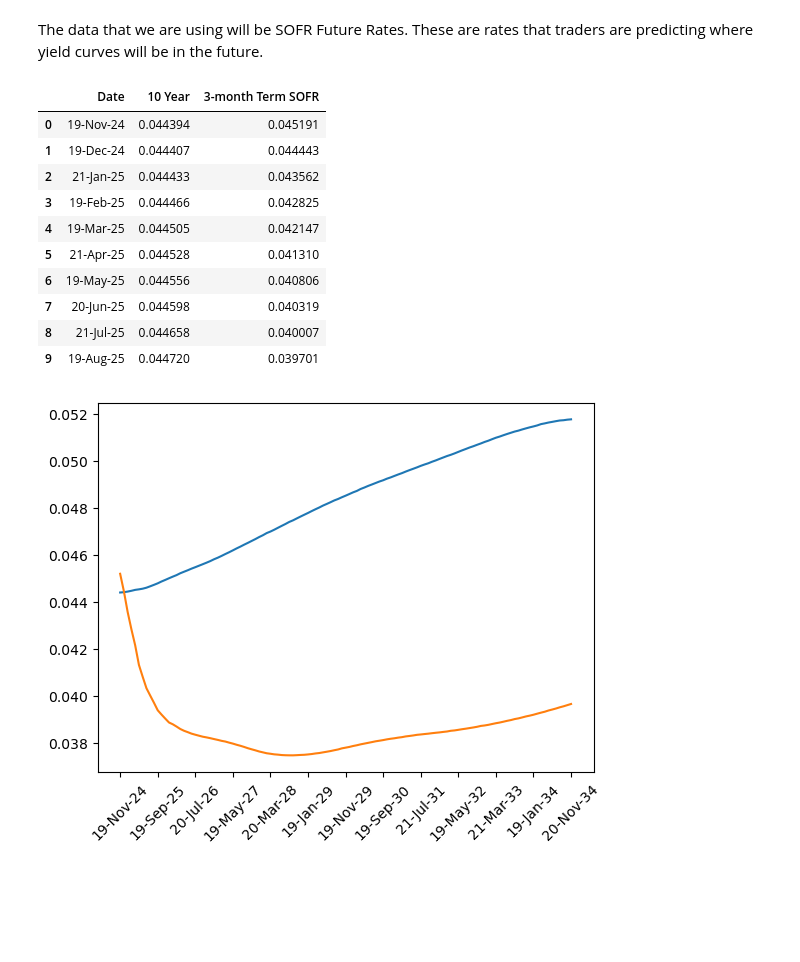
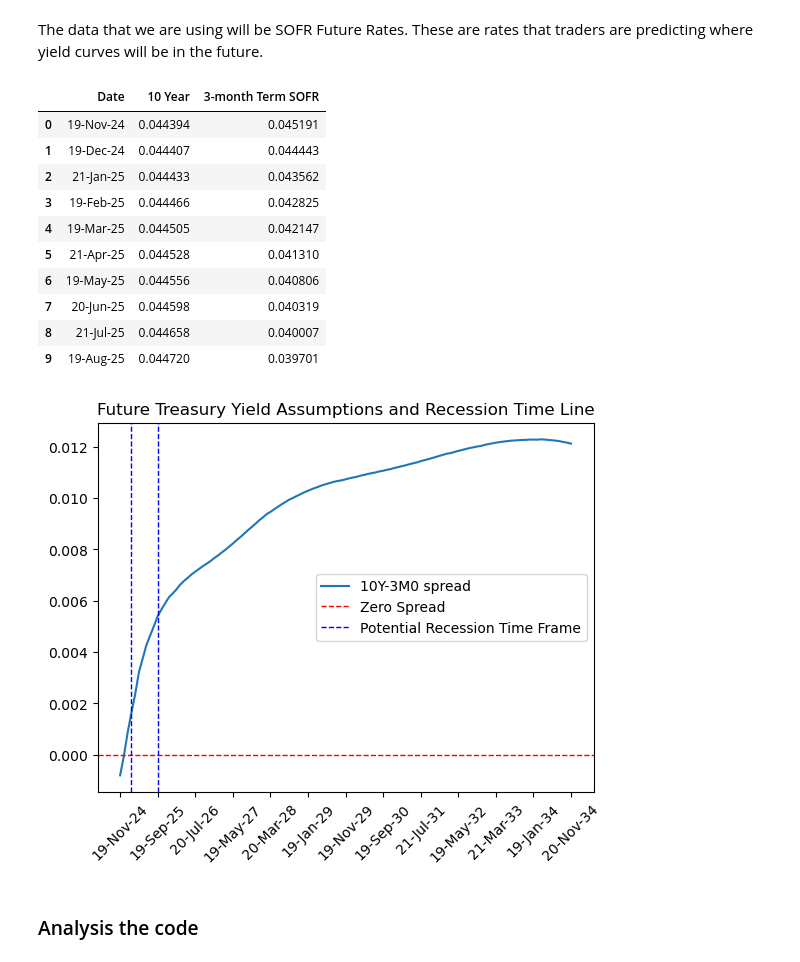
Before and after one commit to toanpro24/project_yield, a Jupyter notebook: CMSE202_Final_Team3.ipynb, the cells around one changed output. Saved outputs shown, nothing was run; the diff lists cells and outputs as text; code cells hidden in the pictures; blank space fills up the shorter version.

```diff
--- a/CMSE202_Final_Team3.ipynb
+++ b/CMSE202_Final_Team3.ipynb
@@ -411,28 +419,34 @@ The data that we are using will be SOFR Future Rates. These are rates that trade
 # %%
 import pandas as pd
 import matplotlib.pyplot as plt
 forward = pd.read_csv('data/foward_curve.csv')
 date = forward['Date']
 treasury_10Y = forward['10 Year']
 treasury_3MO = forward['3-month Term SOFR']
+spread = treasury_10Y - treasury_3MO
 forward.head()
 num_rows = forward.shape[0]
 plt.xticks(rotation=45)
-plt.plot(date, treasury_10Y)
-plt.plot(date, treasury_3MO)
+plt.plot(date, spread, label = '10Y-3M0 spread')
 plt.xticks(range(0, num_rows, 10))
-
+plt.axhline(y=0, color='red', linestyle='--', linewidth=1, label="Zero Spread")
+plt.axvline(x=3, color='blue', linestyle='--', linewidth=1)
+plt.axvline(x=10, color='blue', linestyle='--', linewidth=1, label="Potential Recession Time Frame")
+plt.title("Future Treasury Yield Assumptions and Recession Time Line")
+plt.legend()
 forward.head(10)
 # %% [output]
 |  | Date | 10 Year | 3-month Term SOFR |
 | 0 | 19-Nov-24 | 0.044394 | 0.045191 |
 | 1 | 19-Dec-24 | 0.044407 | 0.044443 |
 | 2 | 21-Jan-25 | 0.044433 | 0.043562 |
 | 3 | 19-Feb-25 | 0.044466 | 0.042825 |
 | 4 | 19-Mar-25 | 0.044505 | 0.042147 |
 | 5 | 21-Apr-25 | 0.044528 | 0.041310 |
 | 6 | 19-May-25 | 0.044556 | 0.040806 |
 | 7 | 20-Jun-25 | 0.044598 | 0.040319 |
 | 8 | 21-Jul-25 | 0.044658 | 0.040007 |
 | 9 | 19-Aug-25 | 0.044720 | 0.039701 |
-[figure, old version]
+[figure, new version]
+# %% [markdown]
+### Analysis the code
```
Also changed, not shown: parts of 5 cells of this notebook.
